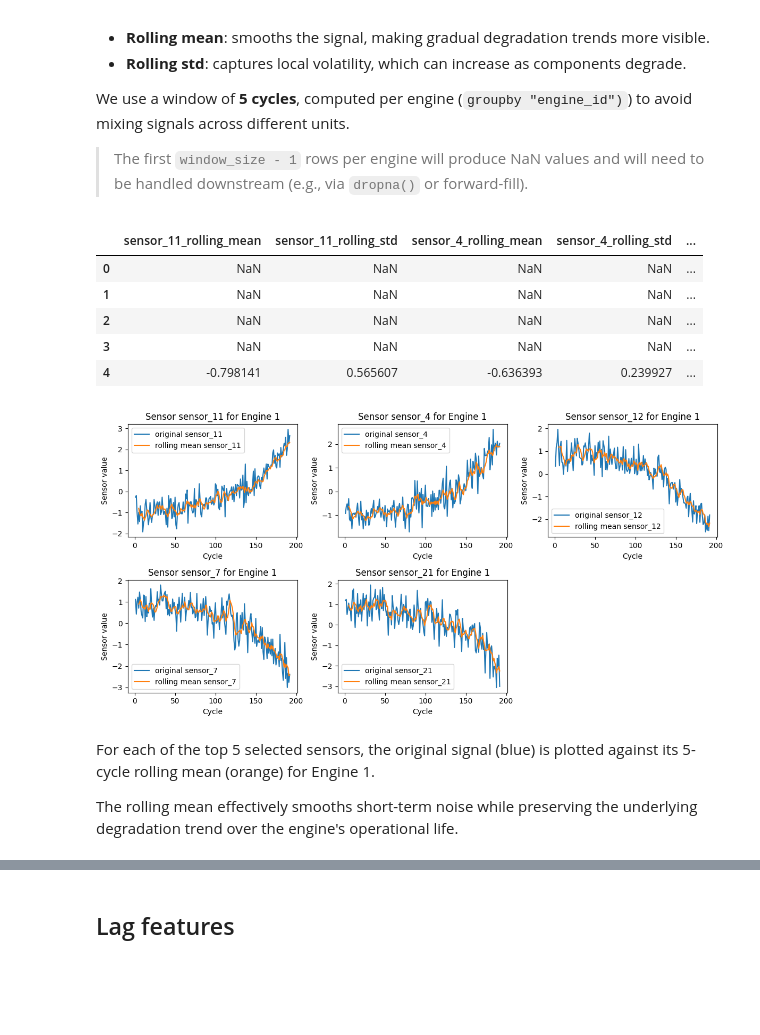
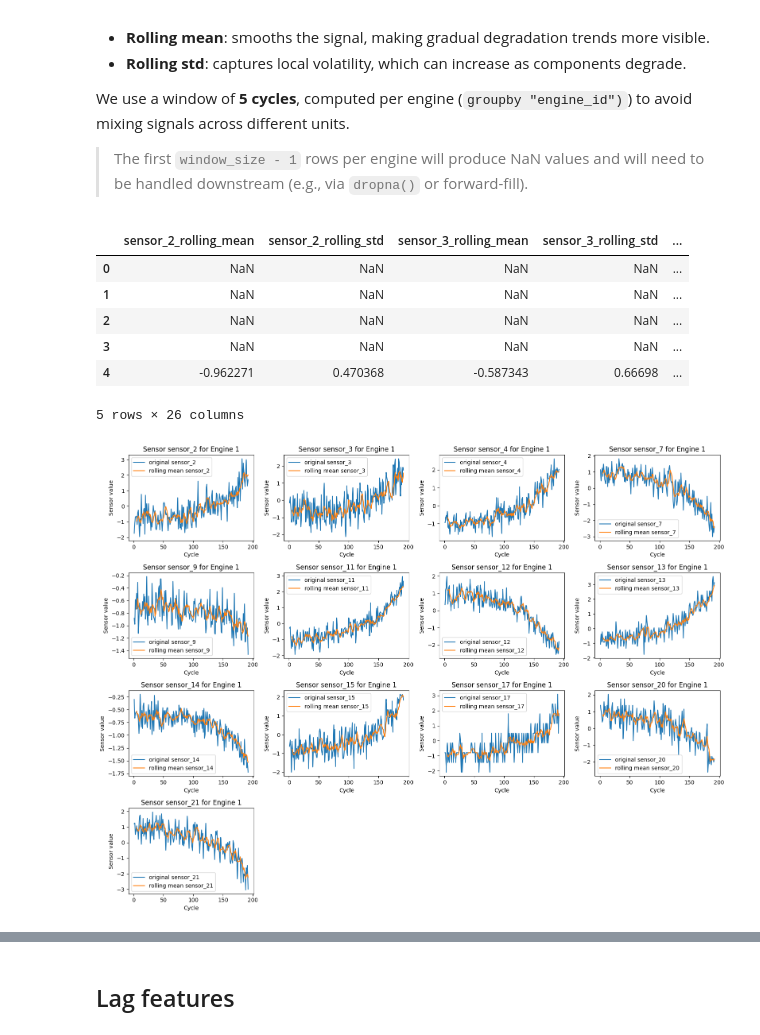
Before and after one commit to RCutrino/cmapss_project, a Jupyter notebook: notebook/02_preprocessing_feature_engineering.ipynb, the cells around one changed output, grey strips where cells are left out. Cells and saved outputs as stored; diff of their text form; code cells hidden in the pictures; blank space fills up the shorter version.

```diff
--- a/notebook/02_preprocessing_feature_engineering.ipynb
+++ b/notebook/02_preprocessing_feature_engineering.ipynb
@@ -69,0 +72,6 @@ Top sensors are automatically selected based on absolute correlation with RUL.
+# %%
+RUL_CAP = 125
+df["RUL"] = df["RUL"].clip(upper=RUL_CAP)
+
+print(f"RUL capped at {RUL_CAP} cycles")
+print(f"RUL range after cap: {df['RUL'].min()} – {df['RUL'].max()}")
@@ -70,3 +126,5 @@ Top sensors are automatically selected based on absolute correlation with RUL.
+# %%
+splits_raw = split_datasets(df, rul_threshold=125, temporal_ratio=0.8, random_seed=42)
 # %% [markdown]
 ## Sensor normalization
 # %% [markdown]
@@ -82 +137,14 @@ exclusively on the training fold to prevent data leakage during model evaluation
+# %%
+# Normalize each split separately
+# RUL
+df_rul_train, scaler = normalize_sensors(splits_raw["rul"][0])
+df_rul_val, _ = normalize_sensors(splits_raw["rul"][1], scaler=scaler)
+
+# Forecasting
+df_forecast_train, _ = normalize_sensors(splits_raw["forecast"][0], scaler=scaler)
+df_forecast_val, _ = normalize_sensors(splits_raw["forecast"][1], scaler=scaler)
+
+# Anomaly
+df_anomaly_train, _ = normalize_sensors(splits_raw["anomaly"][0], scaler=scaler)
+df_anomaly_val, _ = normalize_sensors(splits_raw["anomaly"][1], scaler=scaler)
 # %%
@@ -114,9 +166,23 @@ df = add_rolling_stats(df, sensor_cols=selected_sensors, window_size=5)
+# %%
+# Add rolling statistics to each split separately
+#RUL
+df_rul_train = add_rolling_stats(df_rul_train, sensor_cols=selected_sensors, window_size=5)
+df_rul_val = add_rolling_stats(df_rul_val, sensor_cols=selected_sensors, window_size=5)
+
+# Forecast
+df_forecast_train = add_rolling_stats(df_forecast_train, sensor_cols=selected_sensors, window_size=5)
+df_forecast_val = add_rolling_stats(df_forecast_val, sensor_cols=selected_sensors, window_size=5)
+
+# Anomaly
+df_anomaly_train = add_rolling_stats(df_anomaly_train, sensor_cols=selected_sensors, window_size=5)
+df_anomaly_val = add_rolling_stats(df_anomaly_val, sensor_cols=selected_sensors, window_size=5)
 # %%
-df.filter(regex="rolling").head()
+df_rul_train.filter(regex="rolling").head()
 # %% [output]
-|  | sensor_11_rolling_mean | sensor_11_rolling_std | sensor_4_rolling_mean | sensor_4_rolling_std | ... |
+|  | sensor_2_rolling_mean | sensor_2_rolling_std | sensor_3_rolling_mean | sensor_3_rolling_std | ... |
 | 0 | NaN | NaN | NaN | NaN | ... |
 | 1 | NaN | NaN | NaN | NaN | ... |
 | 2 | NaN | NaN | NaN | NaN | ... |
 | 3 | NaN | NaN | NaN | NaN | ... |
-| 4 | -0.798141 | 0.565607 | -0.636393 | 0.239927 | ... |
+| 4 | -0.962271 | 0.470368 | -0.587343 | 0.66698 | ... |
+5 rows × 26 columns
@@ -126,40 +189,38 @@ subset = df[df["engine_id"] == engine]
 # %%
+engine = 1
+subset = df_rul_train[df_rul_train["engine_id"] == engine]
+
 num_sensors = len(selected_sensors)
 # Determine a suitable grid size
-num_cols = min(3, num_sensors)
+num_cols = min(4, num_sensors)
 num_rows = (num_sensors + num_cols - 1) // num_cols
 
 fig, axes = plt.subplots(num_rows, num_cols, figsize=(4 * num_cols, 3 * num_rows))
 axes = axes.flatten()
 
 for i, sensor_to_plot in enumerate(selected_sensors):
     ax = axes[i]
 
     ax.plot(subset["cycle"],
             subset[sensor_to_plot],
             label=f"original {sensor_to_plot}",
             alpha=1)
 
     if f'{sensor_to_plot}_rolling_mean' in subset.columns:
         ax.plot(subset["cycle"],
                 subset[f'{sensor_to_plot}_rolling_mean'],
                 label=f"rolling mean {sensor_to_plot}")
 
     ax.legend()
     ax.set_title(f"Sensor {sensor_to_plot} for Engine {engine}")
     ax.set_xlabel("Cycle")
     ax.set_ylabel("Sensor value")
 
 
 for j in range(i + 1, len(axes)):
     fig.delaxes(axes[j])
 
 plt.tight_layout()
 plt.show()
 # %% [output]
-[figure, old version]
+[figure, new version]
-# %% [markdown]
-For each of the top 5 selected sensors, the original signal (blue) is plotted against its 5-cycle rolling mean (orange) for Engine 1.
-
-The rolling mean effectively smooths short-term noise while preserving
-the underlying degradation trend over the engine's operational life.
```
Also changed, not shown: parts of 58 cells of this notebook.
